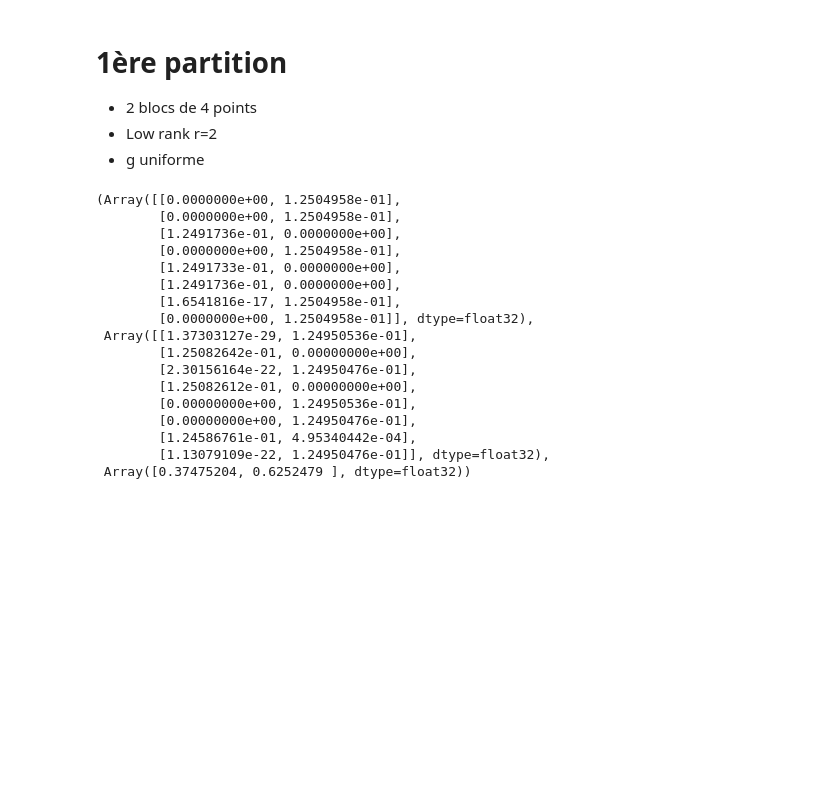
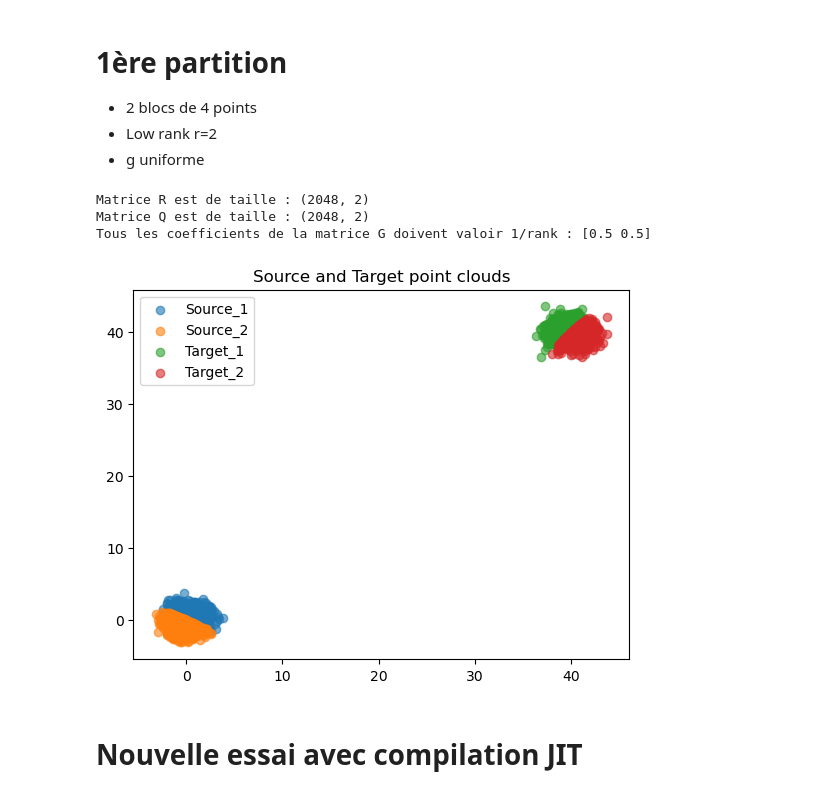
Before and after one commit to PaulToudret/ENSAE-OT_Projet, a Jupyter notebook: nbk/v1_trivial.ipynb, the cells around one changed output. Saved outputs shown, nothing was run; the diff lists cells and outputs as text; code cells hidden in the pictures; blank space fills up the shorter version.

Commit message:
Amélioration des perf #1ere partition

```diff
--- a/nbk/v1_trivial.ipynb
+++ b/nbk/v1_trivial.ipynb
@@ -216,21 +305,58 @@ def low_rank_ot(x_block: jnp.ndarray,
     return ot_lr.q, ot_lr.r, ot_lr.g
-# %%
-low_rank_ot(x, y, rank=2)
-# %% [output]
-(Array([[0.0000000e+00, 1.2504958e-01],
-        [0.0000000e+00, 1.2504958e-01],
-        [1.2491736e-01, 0.0000000e+00],
-        [0.0000000e+00, 1.2504958e-01],
-        [1.2491733e-01, 0.0000000e+00],
-        [1.2491736e-01, 0.0000000e+00],
-        [1.6541816e-17, 1.2504958e-01],
-        [0.0000000e+00, 1.2504958e-01]], dtype=float32),
- Array([[1.37303127e-29, 1.24950536e-01],
-        [1.25082642e-01, 0.00000000e+00],
-        [2.30156164e-22, 1.24950476e-01],
-        [1.25082612e-01, 0.00000000e+00],
-        [0.00000000e+00, 1.24950536e-01],
-        [0.00000000e+00, 1.24950476e-01],
-        [1.24586761e-01, 4.95340442e-04],
-        [1.13079109e-22, 1.24950476e-01]], dtype=float32),
- Array([0.37475204, 0.6252479 ], dtype=float32))
+# %%
+Q, R, G = low_rank_ot_uniG(x, y, rank=2)
+
+print("Matrice R est de taille :", Q.shape)
+print("Matrice Q est de taille :", R.shape)
+print("Tous les coefficients de la matrice G doivent valoir 1/rank :", G)
+# %% [output]
+Matrice R est de taille : (2048, 2)
+Matrice Q est de taille : (2048, 2)
+Tous les coefficients de la matrice G doivent valoir 1/rank : [0.5 0.5]
+# %%
+def partition(x_block, y_block, rank=2, base_size=1, depth=0):
+    n = x_block.shape[0]
+    if n <= base_size:
+        # bloc de taille 1 : retourne l’indice final
+        return [(int(depth), int(depth))]   # ici on retourne juste positions internes
+
+    # ====  étape low‑rank  ============================================
+    Q, R, g = low_rank_ot_uniG(x_block, y_block, rank=rank)
+
+    # étiquettes du bloc = argmax par ligne
+    part_x = jnp.argmax(Q, axis=1)
+    part_y = jnp.argmax(R, axis=1)
+
+    return part_x, part_y
+# %%
+partition_x, partition_y = partition(x, y, rank=2)
+# %%
+import matplotlib.pyplot as plt
+
+# Supposons que partition_x et partition_y soient des array de labels (0 ou 1)
+# Vous vouliez extraire la partition « 1 » pour x, et la partition « 1 » pour y :
+
+mask_x = (partition_x == 1)     # True pour les points de x dans le bloc 1
+mask_y = (partition_y == 1)     # True pour les points de y dans le bloc 1
+
+# Utiliser ~mask pour l’inverse du masque :
+x1 = x[mask_x]     # éléments de x où partition_x == 1 :contentReference[oaicite:0]{index=0}
+x2 = x[~mask_x]    # tous les autres :contentReference[oaicite:1]{index=1}
+
+y1 = y[mask_y]     # éléments de y où partition_y == 1 :contentReference[oaicite:2]{index=2}
+y2 = y[~mask_y]    # tous les autres :contentReference[oaicite:3]{index=3}
+
+# Affichage
+plt.scatter(x1[:, 0], x1[:, 1], label="Source_1", alpha=0.6)
+plt.scatter(x2[:, 0], x2[:, 1], label="Source_2", alpha=0.6)
+
+plt.scatter(y1[:, 0], y1[:, 1], label="Target_1", alpha=0.6)
+plt.scatter(y2[:, 0], y2[:, 1], label="Target_2", alpha=0.6)
+
+plt.legend()
+plt.title("Source and Target point clouds")
+plt.show()
+# %% [output]
+[figure, added]
+# %% [markdown]
+# Nouvelle essai avec compilation JIT
```
Also changed, not shown: parts of 27 cells of this notebook.
